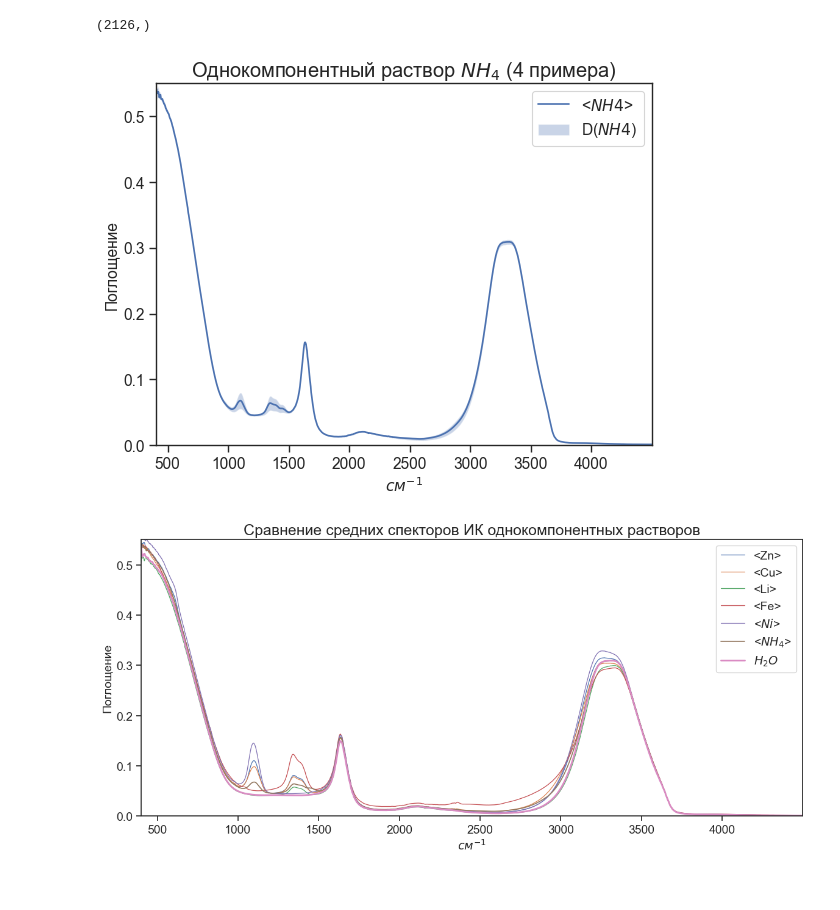
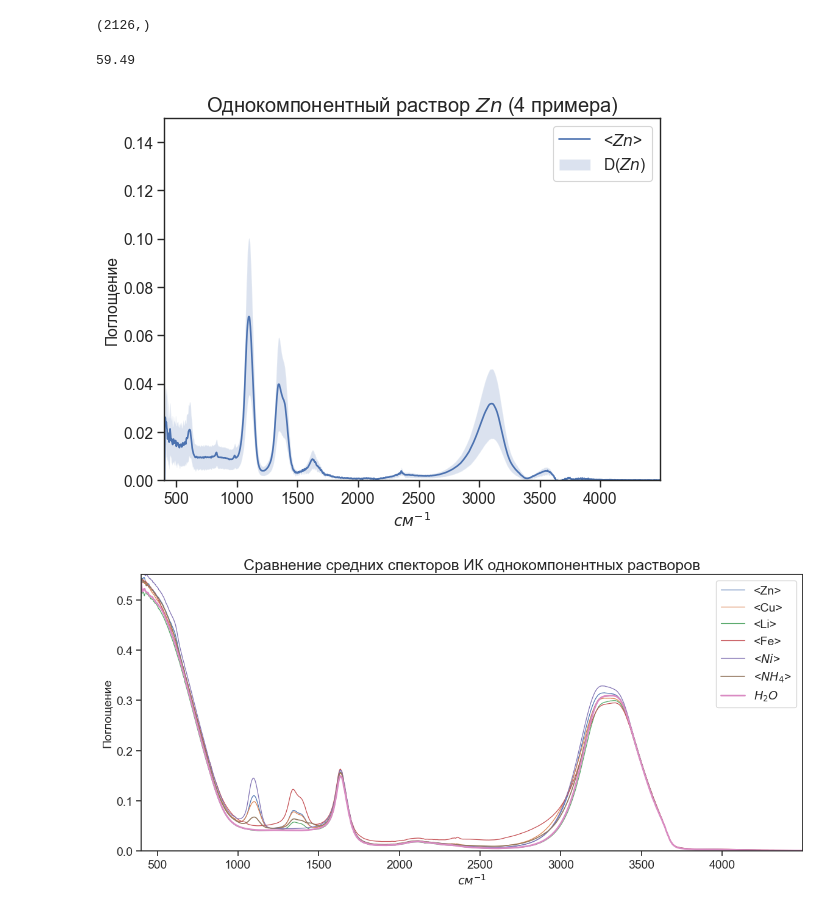
Before and after one commit to oesarmanova/salts_water_2022, a Jupyter notebook: exploratory_data_analysis.ipynb, the cells around one changed output. Drawn from its saved outputs; the diff is of its cells as text; code cells hidden in the pictures.

```diff
--- a/exploratory_data_analysis.ipynb
+++ b/exploratory_data_analysis.ipynb
@@ -31,7 +31,3 @@ df.head()
 | 3 | 0.00166 | 0.001650 | 0.001630 | 0.001600 | 0.00157 | 0.00154 | 0.00146 | 0.00137 | ... |
 | 4 | 0.00164 | 0.001620 | 0.001560 | 0.001550 | 0.00158 | 0.00159 | 0.00158 | 0.00156 | ... |
 5 rows × 2126 columns
-# %%
-filename = 'salts_water_basic_IR_baseline.csv'
-baseline = pd.read_csv(f'{base_dir}/{filename}')
-baseline.head()
@@ -46,9 +72,10 @@ baseline.head()
 # %%
-filename = 'salts_water_basic_output_i.csv'
+filename = 'salts_water_basic_output_s.csv'
 outputs = pd.read_csv(f'{base_dir}/{filename}')
 outputs = outputs.drop(columns=['Unnamed: 0'])
-outputs = outputs.drop(index=[0])
-outputs.index -=1
-outputs = outputs.sort_index()
+outputs.to_csv(f'{base_dir}/{filename}', index=False)
+#outputs = outputs.drop(index=[0])
+#outputs.index -=1
+#outputs = outputs.sort_index()
 outputs.head()
 # %% [output]
@@ -69,28 +96,30 @@ x.shape
 # %% [output]
 (2126,)
 # %%
-cations = (outputs['Zn'] == 0) & (outputs['Cu'] == 0) & (outputs['Li'] == 0) & (outputs['Fe'] == 0) & (outputs['Ni'] == 0) & (outputs['NH4'] != 0)
-y = df[cations]
+cations = (outputs['Zn'] != 0) & (outputs['Cu'] == 0) & (outputs['Li'] == 0) & (outputs['Fe'] == 0) & (outputs['Ni'] == 0) & (outputs['NH4'] == 0)
+y = df[cations] - baseline.mean().values
 mean = y.mean(); std = y.std()
 y1 = mean - std; y2 = mean + std
+print(f'{(std/mean).mean()*100:.2f}')
 
 plt.figure(figsize=(8, 6), dpi=80)
-plt.plot(x, mean, label='<$NH4$>')
-plt.fill_between(x, y1, y2, alpha=0.3, label='D($NH4$)')
+plt.plot(x, mean, label='<$Zn$>')
+plt.fill_between(x, y1, y2, alpha=0.2, label='D($Zn$)')
 
-plt.ylim([0., 0.55])
+plt.ylim([0., 0.15])
 plt.xlim([x[-1], x[0]])
 plt.legend(fontsize=14)
 plt.yticks(fontsize=14)
 plt.xticks(fontsize=14)
 plt.xlabel('$см^{-1}$', fontsize=14)
 plt.ylabel('Поглощение', fontsize=14)
 
-plt.title(f'Однокомпонентный раствор $NH_4$ ({y.shape[0]} примера)',fontsize=18)
-plt.savefig('images/ir/NH4.jpeg', dpi=300, format='jpeg')
+plt.title(f'Однокомпонентный раствор $Zn$ ({y.shape[0]} примера)',fontsize=18)
+plt.savefig('images/ir/Zn-blank.jpeg', dpi=300, format='jpeg')
 plt.show()
 # %% [output]
+59.49
-[figure, old version]
+[figure, new version]
 # %%
 plt.figure(figsize=(14, 6), dpi=100)
 
```
Also changed, not shown: parts of 6 cells of this notebook, 5 other files.
